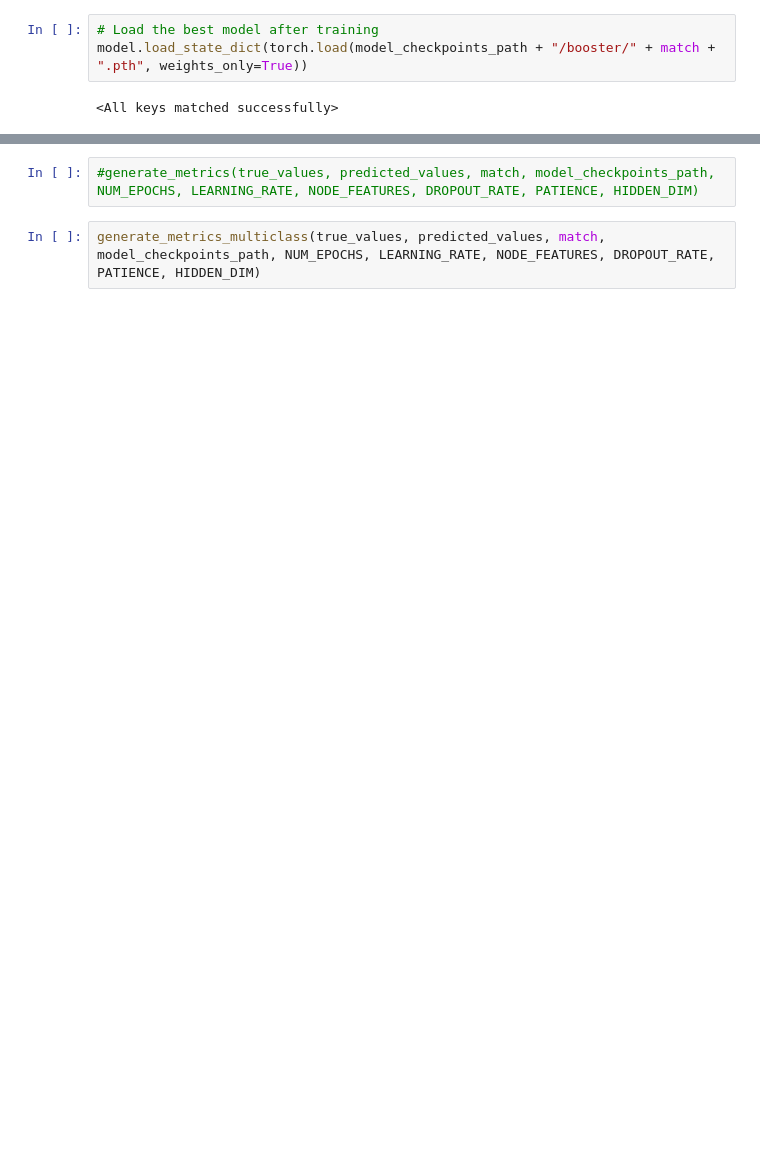
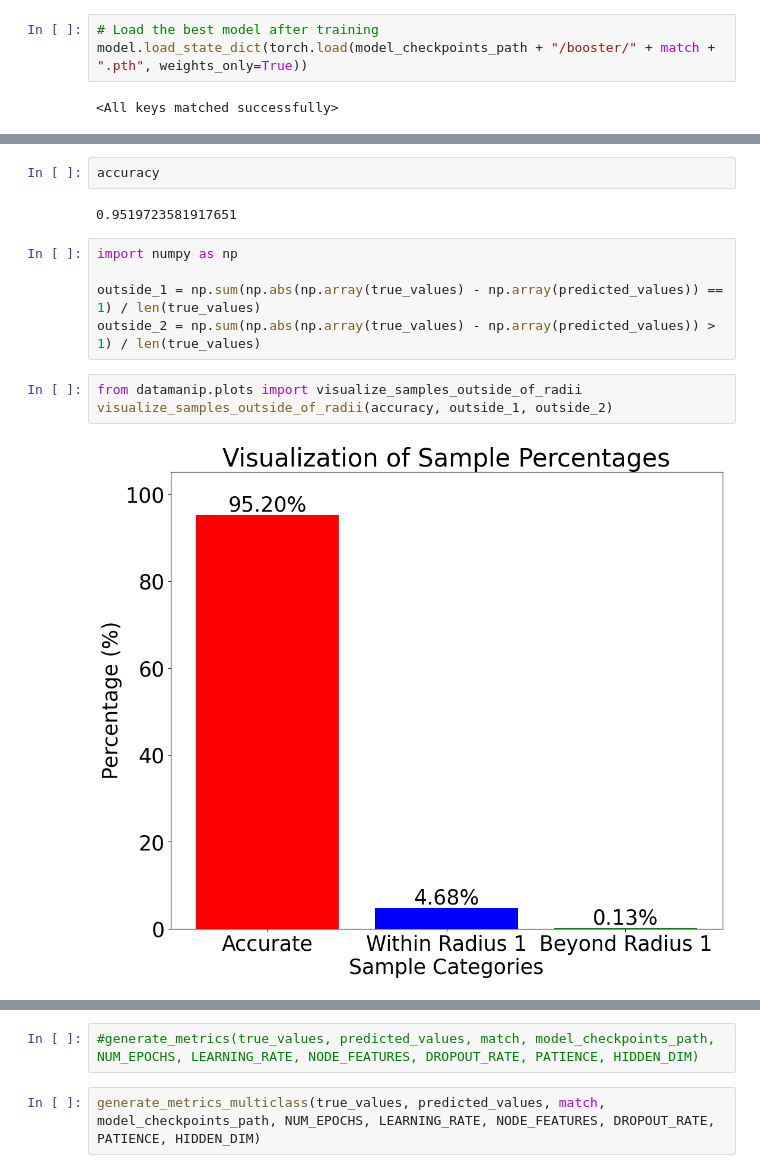
Before and after one commit to Jawayria/ADES-reliability-estimation, a Jupyter notebook: notebooks/BinaryClassificationShortened.ipynb, the cells around one changed output, grey strips where cells are left out. Cells and saved outputs as stored; diff of their text form; blank space fills up the shorter version.

```diff
--- a/notebooks/BinaryClassificationShortened.ipynb
+++ b/notebooks/BinaryClassificationShortened.ipynb
@@ -196,3 +200,17 @@ The time taken to evaluate is 5.932018280029297 seconds.
+# %%
+accuracy
+# %% [output]
+0.9519723581917651
+# %%
+import numpy as np
+
+outside_1 = np.sum(np.abs(np.array(true_values) - np.array(predicted_values)) == 1) / len(true_values)
+outside_2 = np.sum(np.abs(np.array(true_values) - np.array(predicted_values)) > 1) / len(true_values)
+# %%
+from datamanip.plots import visualize_samples_outside_of_radii
+visualize_samples_outside_of_radii(accuracy, outside_1, outside_2)
+# %% [output]
+[figure, added]
 # %%
 generate_matrix(true_values, predicted_values, accuracy, "GAT Match: "  + match)
 # %% [output]
```
Also changed, not shown: parts of 9 cells of this notebook, 2 other files.
